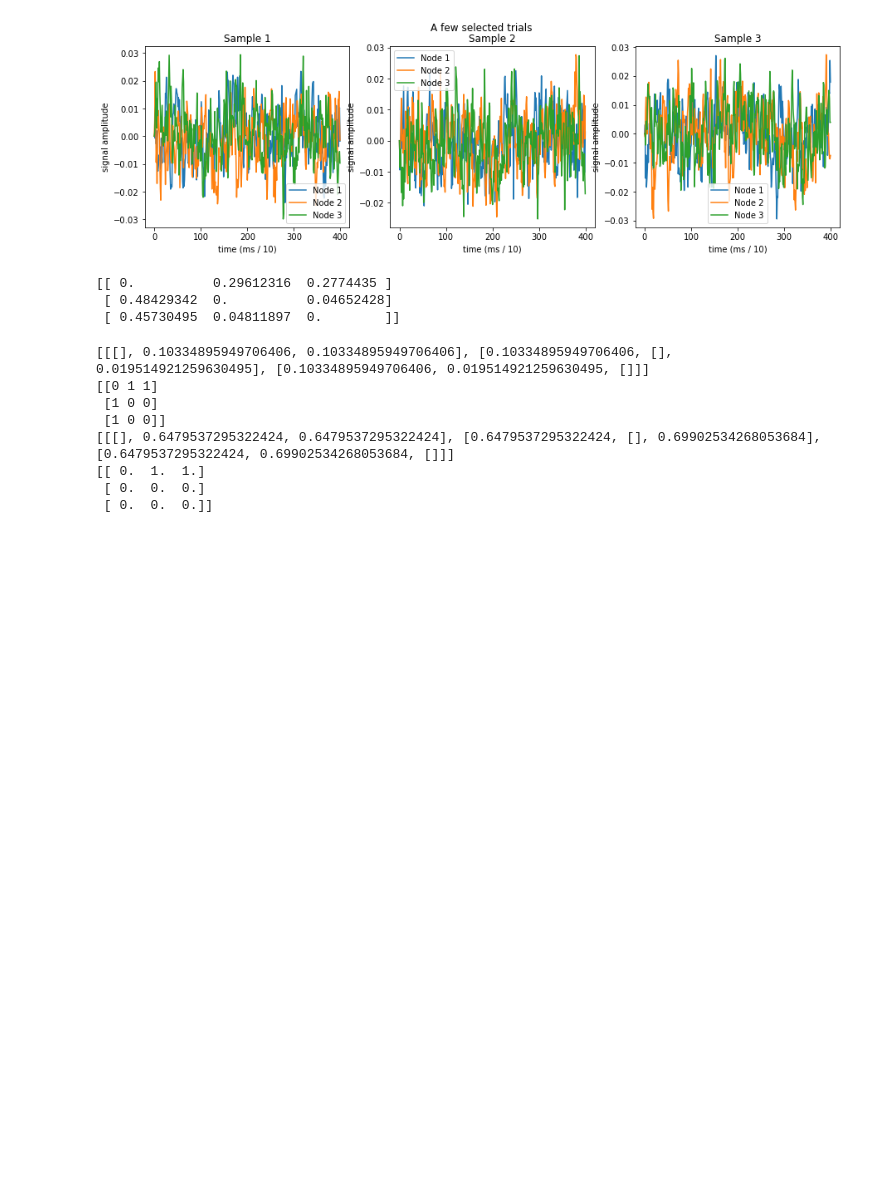
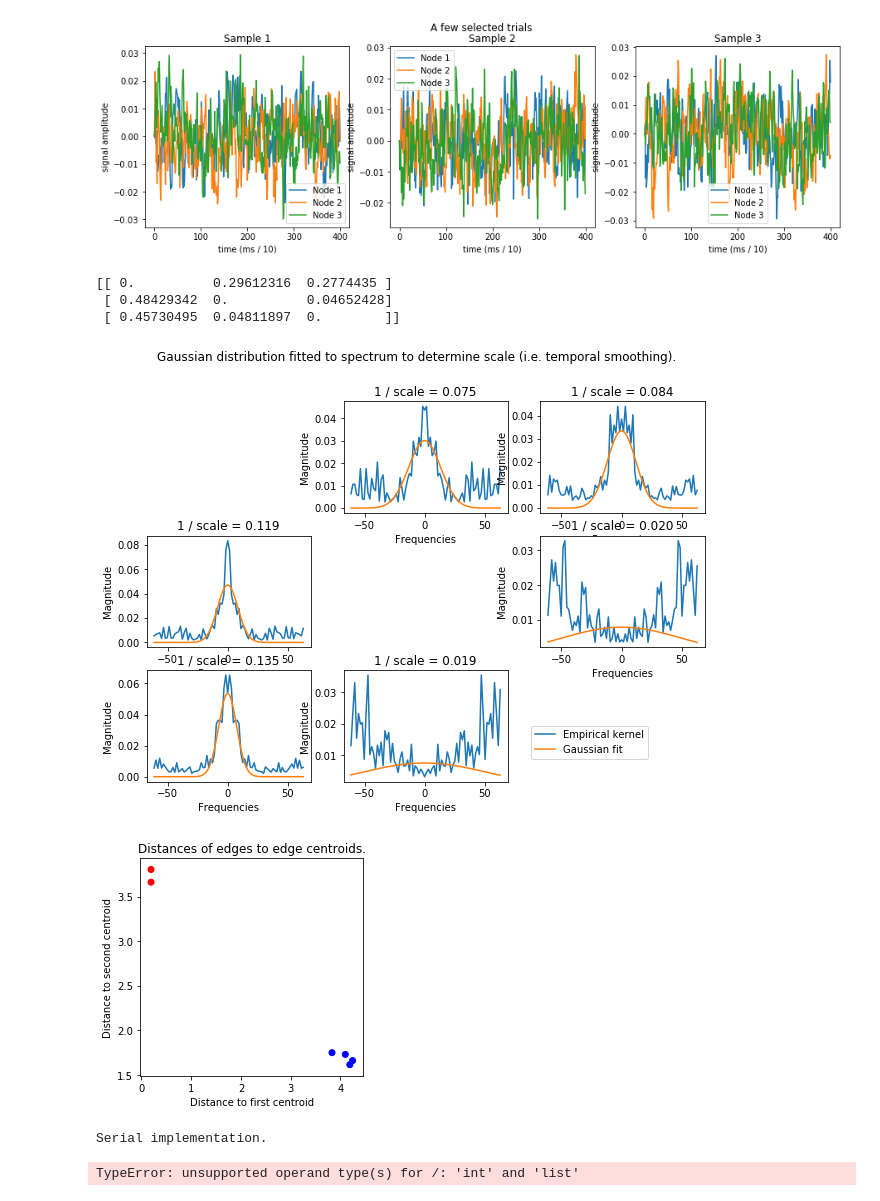
Before and after one commit to LucaAmbrogioni/GP-CaKe-project, a Jupyter notebook: GP CaKe (Development test notebook).ipynb, the cells around one changed output. Cells and saved outputs as stored; diff of their text form; code cells hidden in the pictures; blank space fills up the shorter version.

```diff
--- a/GP CaKe (Development test notebook).ipynb
+++ b/GP CaKe (Development test notebook).ipynb
@@ -66,33 +66,23 @@ cake.dynamic_type = "Relaxation"
 cake.dynamic_parameters = simulation.dynamic_parameters
 # This should be replaced by the univariate likelihood maximization for empirical data.
 # %%
-parameter_dict = cake.empirical_bayes_parameter_fit(training_samples, show_diagnostics=False)
+parameter_dict = cake.empirical_bayes_parameter_fit(training_samples, show_diagnostics=True)
 # Note: our analysis fails if p=2, which induces symmetric log-likelihood ratios and scales,
 # which causes their std to be 0 and hence the normalization throws an error.
-
-# K-means clustering gives a different labeling of the edges than the criteria we specified, since they are different features.
-# Should we not base all on the same?
 # %% [output]
 [[ 0.          0.29612316  0.2774435 ]
  [ 0.48429342  0.          0.04652428]
  [ 0.45730495  0.04811897  0.        ]]
+[figure, added]
+[figure, added]
 # %%
 nu = parameter_dict['time_scale']
 G = parameter_dict['structural_connectivity']
 sigma = parameter_dict['noise_level']
-print nu
+print np.array(nu)
 print G
-print sigma
+print np.array(sigma)
 print adj_mat
-# %% [output]
-[[[], 0.10334895949706406, 0.10334895949706406], [0.10334895949706406, [], 0.019514921259630495], [0.10334895949706406, 0.019514921259630495, []]]
-[[0 1 1]
- [1 0 0]
- [1 0 0]]
-[[[], 0.6479537295322424, 0.6479537295322424], [0.6479537295322424, [], 0.69902534268053684], [0.6479537295322424, 0.69902534268053684, []]]
-[[ 0.  1.  1.]
- [ 0.  0.  0.]
- [ 0.  0.  0.]]
 # %%
 
 t_s    = 0.05   # temporal offset / time shift
@@ -107,6 +97,9 @@ cake.noise_level = sigma
 
 connectivity = cake.run_analysis(testing_samples)
 diagnostics.plot_connectivity(ground_truth, connectivity, time_range, t0=-0.5)
+# %% [output]
+Serial implementation.
+TypeError: unsupported operand type(s) for /: 'int' and 'list'
 # %%
 mse_scores = diagnostics.estimation_error(ground_truth, connectivity)
 print np.mean(mse_scores)
```
Also changed, not shown: 2 other files.
